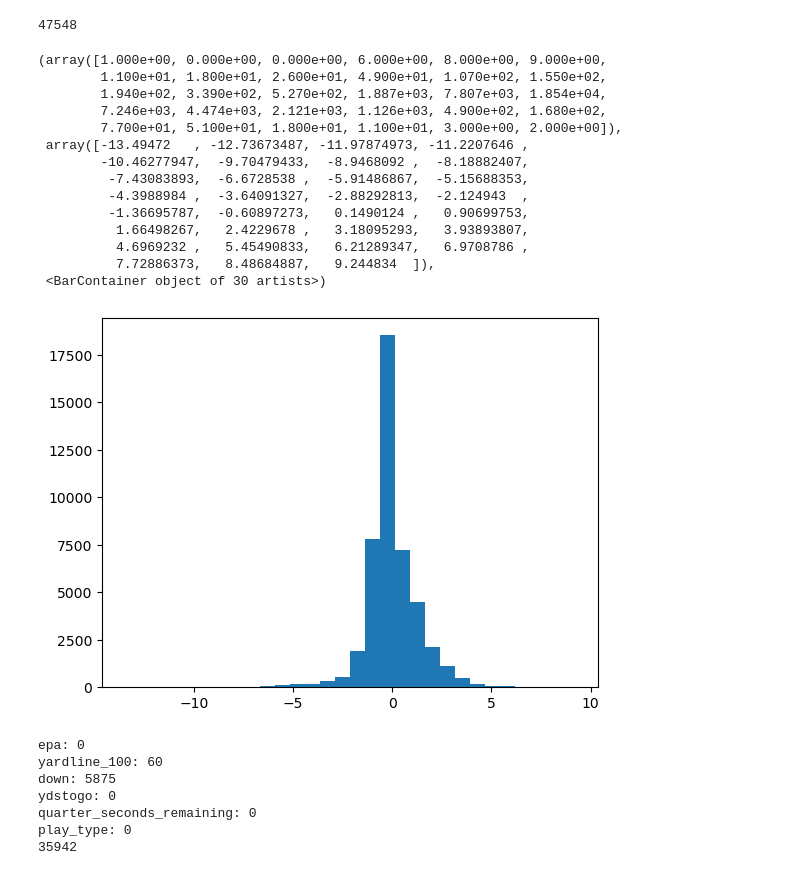
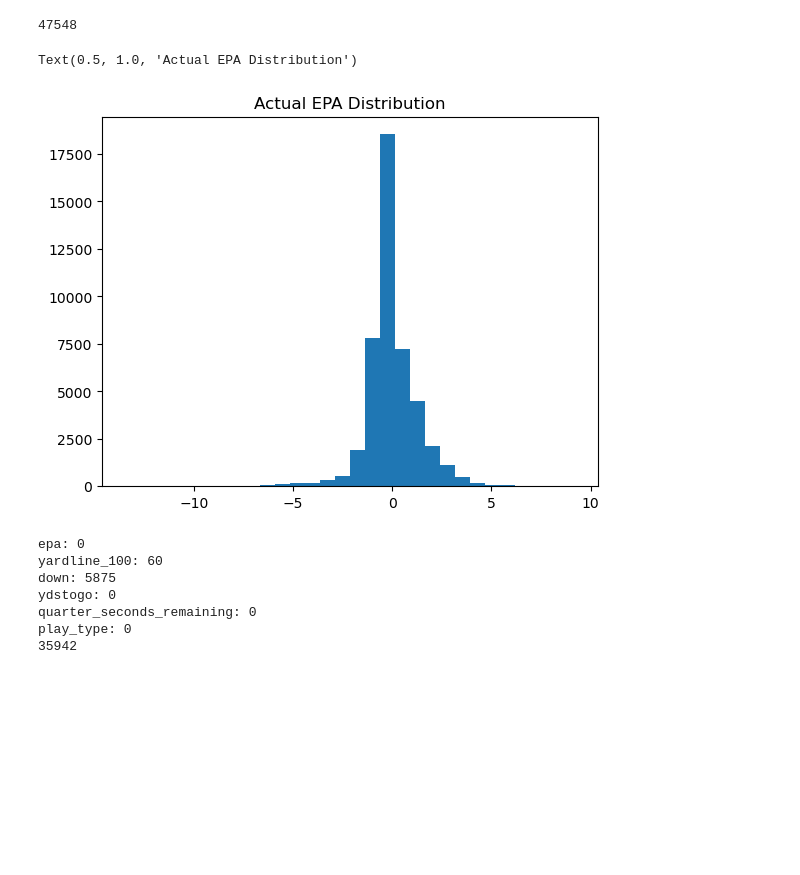
Before and after one commit to sdassarkar/DS4420-Final-Project, a Jupyter notebook: project_bayesian.ipynb, the cells around one changed output. Cells and saved outputs as stored; diff of their text form; code cells hidden in the pictures; blank space fills up the shorter version.

```diff
--- a/project_bayesian.ipynb
+++ b/project_bayesian.ipynb
@@ -18,23 +20,12 @@ print(len(nfl_data))
 # %% [output]
 47548
 # %%
+# Visualize actual EPA distribution
 plt.hist(nfl_data["epa"], bins=30)
+plt.title("Actual EPA Distribution")
 # %% [output]
-(array([1.000e+00, 0.000e+00, 0.000e+00, 6.000e+00, 8.000e+00, 9.000e+00,
-        1.100e+01, 1.800e+01, 2.600e+01, 4.900e+01, 1.070e+02, 1.550e+02,
-        1.940e+02, 3.390e+02, 5.270e+02, 1.887e+03, 7.807e+03, 1.854e+04,
-        7.246e+03, 4.474e+03, 2.121e+03, 1.126e+03, 4.900e+02, 1.680e+02,
-        7.700e+01, 5.100e+01, 1.800e+01, 1.100e+01, 3.000e+00, 2.000e+00]),
- array([-13.49472   , -12.73673487, -11.97874973, -11.2207646 ,
-        -10.46277947,  -9.70479433,  -8.9468092 ,  -8.18882407,
-         -7.43083893,  -6.6728538 ,  -5.91486867,  -5.15688353,
-         -4.3988984 ,  -3.64091327,  -2.88292813,  -2.124943  ,
-         -1.36695787,  -0.60897273,   0.1490124 ,   0.90699753,
-          1.66498267,   2.4229678 ,   3.18095293,   3.93893807,
-          4.6969232 ,   5.45490833,   6.21289347,   6.9708786 ,
-          7.72886373,   8.48684887,   9.244834  ]),
- <BarContainer object of 30 artists>)
+Text(0.5, 1.0, 'Actual EPA Distribution')
-[figure, old version]
+[figure, new version]
 # %%
 # Clean missing data
 bool_df = nfl_data[["epa", "yardline_100", "down", "ydstogo",
```
Also changed, not shown: parts of 16 cells of this notebook.
